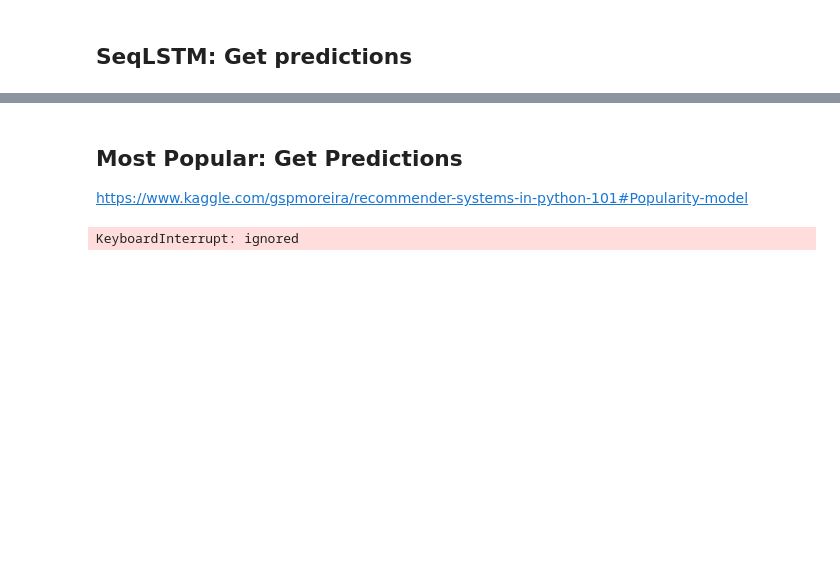
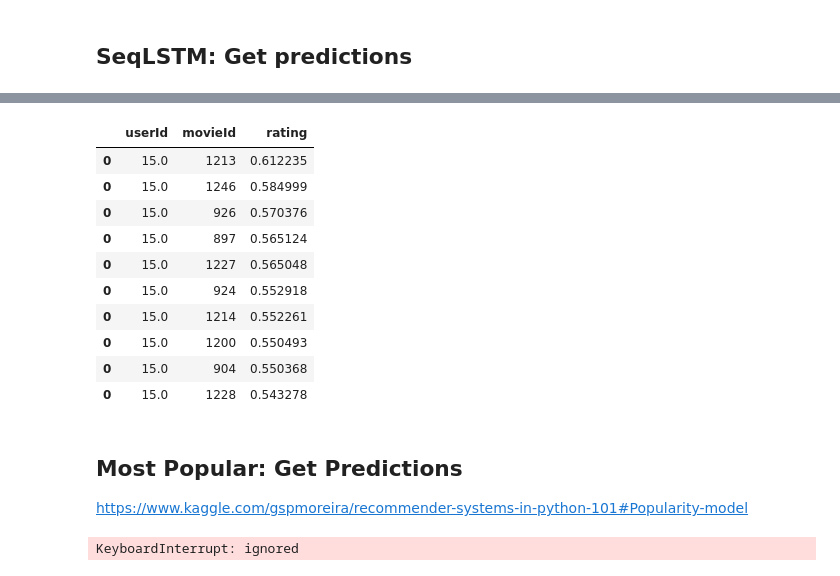
Before and after one commit to Katrin-Leberfinger/Hybrid-gender-debiased-music-recommendation, a Jupyter notebook: validation_on_musiclen_data.ipynb, the cells around one changed output, grey strips where cells are left out. Cells and saved outputs as stored; diff of their text form; code cells hidden in the pictures; blank space fills up the shorter version.

```diff
--- a/validation_on_musiclen_data.ipynb
+++ b/validation_on_musiclen_data.ipynb
@@ -650,3 +702,17 @@ for user in predictions:
+# %%
+results_df[results_df.userId == 15].head(10)
+# %% [output]
+|  | userId | movieId | rating |
+| 0 | 15.0 | 1213 | 0.612235 |
+| 0 | 15.0 | 1246 | 0.584999 |
+| 0 | 15.0 | 926 | 0.570376 |
+| 0 | 15.0 | 897 | 0.565124 |
+| 0 | 15.0 | 1227 | 0.565048 |
+| 0 | 15.0 | 924 | 0.552918 |
+| 0 | 15.0 | 1214 | 0.552261 |
+| 0 | 15.0 | 1200 | 0.550493 |
+| 0 | 15.0 | 904 | 0.550368 |
+| 0 | 15.0 | 1228 | 0.543278 |
 # %% [markdown]
 ## **Most Popular**: Get Predictions
 
```
Also changed, not shown: parts of 17 cells of this notebook.
